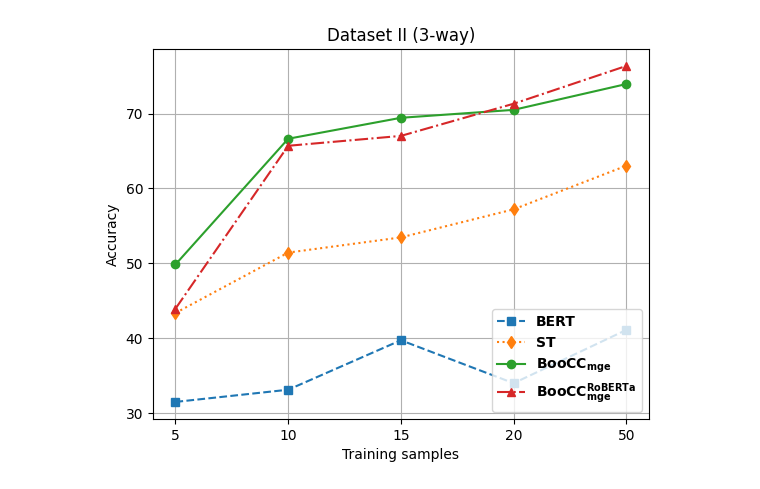
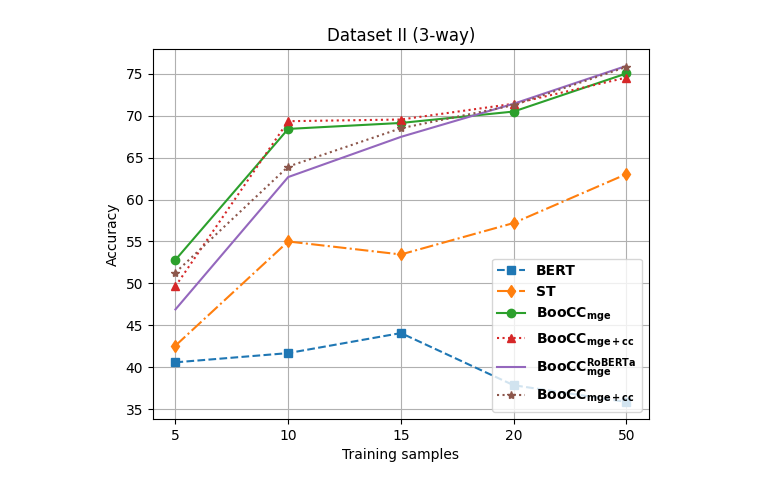
Before and after one commit to AppleMax1992/CommitFit, a Jupyter notebook: notebooks/Figures/Acc_3_plot_fewshot.ipynb, the cells around one changed output. Cells and saved outputs as stored; diff of their text form; code cells hidden in the pictures.

```diff
--- a/notebooks/Figures/Acc_3_plot_fewshot.ipynb
+++ b/notebooks/Figures/Acc_3_plot_fewshot.ipynb
@@ -8,30 +8,35 @@ x_ticks = [5, 10, 15, 20, 50]  # X-axis tick values
 
 # The sets of y-values is collected from E-2 folders
 
-y1 = [31.47, 33.10, 39.71, 33.97, 41.09]   # Accuracy values for BERT
-y2 = [43.35, 51.42, 53.45, 57.20, 63.03]  # Accuracy values for ST
-y3 = [49.83, 66.63, 69.43, 70.49, 73.94]   # Accuracy values for $BooCC_{mge}$
-y4 = [43.92, 65.69, 67.01, 71.31, 76.36] # Accuracy values for $BooCC_{mge}^{RoBERTa}$
+y1 = [40.59, 41.69, 44.08, 37.86, 35.87]   # Accuracy values for bert
+y2 = [42.58, 55.00, 53.45, 57.20, 63.03]  # Accuracy values for ST
+y3 = [52.81, 68.42, 69.13, 70.49, 75.03]   # Accuracy values for BooCC_{mge}
+y4 = [49.66, 69.34, 69.54, 71.42, 74.54] # Accuracy values for BooCC_{mge+cc}
+y5 = [46.90, 62.68, 67.47, 71.42, 75.93] # Accuracy values for BooCC_{mge}^{RoBERTa}
+y6 = [51.29, 63.93, 68.50, 71.25, 75.81] # Accuracy values for BooCC_{mge+cc}^{RoBERTa}
 # %%
 # Plotting the curves with different line styles and markers
 plt.plot(x_values, y1, linestyle='--', marker='s', label='BERT')
-plt.plot(x_values, y2, linestyle=':', marker='d', label='ST')
+plt.plot(x_values, y2, linestyle='-.', marker='d', label='ST')
 plt.plot(x_values, y3, linestyle='-', marker='o', label='$\mathbf{BooCC_{mge}}$')
-plt.plot(x_values, y4, linestyle='-.', marker='^', label='$\mathbf{BooCC_{mge}^{RoBERTa}}$')
+
+plt.plot(x_values, y4, linestyle=':', marker='^', label='$\mathbf{BooCC_{mge+cc}}$')
+plt.plot(x_values, y5, linestyle='-', marker='', label='$\mathbf{BooCC_{mge}^{RoBERTa}}$')
+plt.plot(x_values, y6, linestyle=':', marker='*', label='$\mathbf{BooCC_{mge+cc}}$')
 
 
 font = FontProperties()
 font.set_weight('bold')
 
 plt.xlabel('Training samples')
 plt.ylabel('Accuracy')
 plt.title('Dataset II (3-way)')
 plt.grid(True)
 plt.legend(loc="lower right",prop=font)
 
 # Set custom x-axis ticks and tick labels
 plt.xticks(x_values, x_ticks)
 
 plt.show()
 # %% [output]
-[figure, old version]
+[figure, new version]
```
Also changed, not shown: 3 other files.
